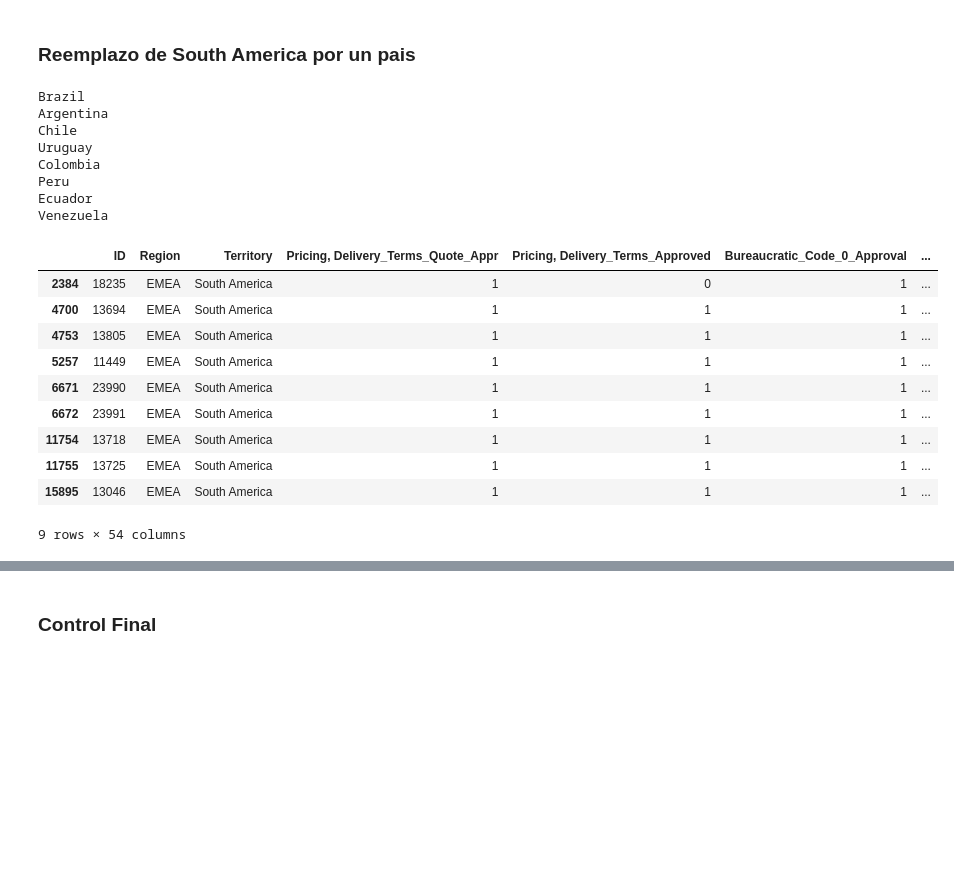
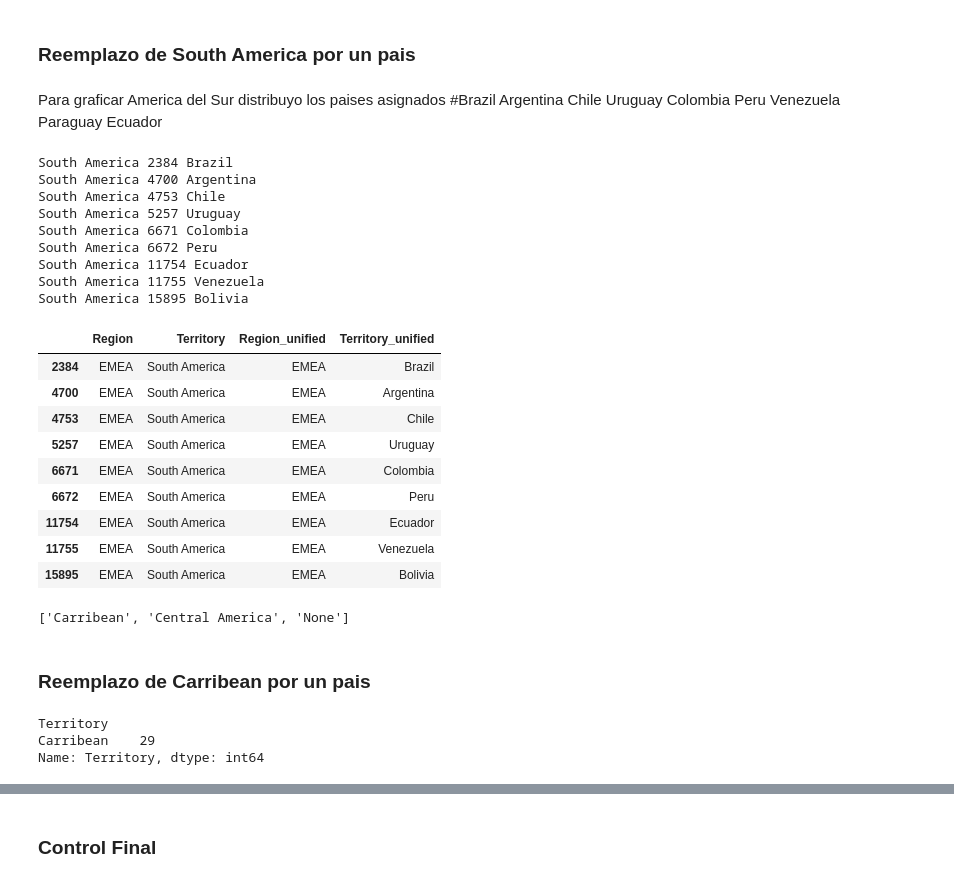
Before and after one commit to faristegui/tpdatos-2c-2020, a Jupyter notebook: tp1-cesar.ipynb, the cells around one changed output, grey strips where cells are left out. Drawn from its saved outputs; the diff is of its cells as text; code cells hidden in the pictures; blank space fills up the shorter version.

Commit message:
Correcciones de territorios y regiones
Correcciones y unificación de valores en valores de Territorios y Regiones para hacer mapas

```diff
--- a/tp1-cesar.ipynb
+++ b/tp1-cesar.ipynb
@@ -671,30 +673,44 @@ df_train[(df_train.Territory_unified.str.contains('UAE')) ]
-# %%
-for ii in ("Brazil","Argentina","Chile", "Uruguay",'Colombia',"Peru", "Ecuador", "Venezuela"):
-    print (ii)
-# %% [output]
-Brazil
-Argentina
-Chile
-Uruguay
-Colombia
-Peru
-Ecuador
-Venezuela
-# %%
-#dict = {"South America": "Argentina", "South America": "Brazil", "South America": "Chile", "South America": "Uruguay", "South America": "Colombia"}
-dict = {"Colombia": "South America"}
-df_train = df_train.replace({"Territory_unified": dict})
+# %% [markdown]
+ Para graficar America del Sur distribuyo los paises asignados
+#Brazil Argentina Chile Uruguay Colombia Peru Venezuela Paraguay Ecuador
+# %%
+South_America = ["Brazil","Argentina","Chile", "Uruguay",'Colombia',"Peru", "Ecuador", "Venezuela", "Bolivia"]
+j = 0
+for index, row in df_train.iterrows():
+
+    if row["Territory_unified"] == 'South America':
+        print (row["Territory_unified"], index, South_America[j])
+        #df_train.iloc[index]["Territory_unified"] = South_America[j]
+        df_train.loc[index, 'Territory_unified'] = South_America[j]
+        j=j+1
+# %% [output]
+South America 2384 Brazil
+South America 4700 Argentina
+South America 4753 Chile
+South America 5257 Uruguay
+South America 6671 Colombia
+South America 6672 Peru
+South America 11754 Ecuador
+South America 11755 Venezuela
+South America 15895 Bolivia
 # %%
-df_train[(df_train.Territory.str.contains('South America')) ]
+#Controlo los resultados que modifique1235
+
+df_train.loc[df_train.Territory.str.contains('South America'),['Region','Territory','Region_unified','Territory_unified']]
 # %% [output]
-|  | ID | Region | Territory | Pricing, Delivery_Terms_Quote_Appr | Pricing, Delivery_Terms_Approved | Bureaucratic_Code_0_Approval | ... |
-| 2384 | 18235 | EMEA | South America | 1 | 0 | 1 | ... |
-| 4700 | 13694 | EMEA | South America | 1 | 1 | 1 | ... |
-| 4753 | 13805 | EMEA | South America | 1 | 1 | 1 | ... |
-| 5257 | 11449 | EMEA | South America | 1 | 1 | 1 | ... |
-| 6671 | 23990 | EMEA | South America | 1 | 1 | 1 | ... |
-| 6672 | 23991 | EMEA | South America | 1 | 1 | 1 | ... |
-| 11754 | 13718 | EMEA | South America | 1 | 1 | 1 | ... |
-| 11755 | 13725 | EMEA | South America | 1 | 1 | 1 | ... |
-| 15895 | 13046 | EMEA | South America | 1 | 1 | 1 | ... |
+|  | Region | Territory | Region_unified | Territory_unified |
+| 2384 | EMEA | South America | EMEA | Brazil |
+| 4700 | EMEA | South America | EMEA | Argentina |
+| 4753 | EMEA | South America | EMEA | Chile |
+| 5257 | EMEA | South America | EMEA | Uruguay |
+| 6671 | EMEA | South America | EMEA | Colombia |
+| 6672 | EMEA | South America | EMEA | Peru |
+| 11754 | EMEA | South America | EMEA | Ecuador |
+| 11755 | EMEA | South America | EMEA | Venezuela |
+| 15895 | EMEA | South America | EMEA | Bolivia |
-9 rows × 54 columns
+# %%
+sorted(set(df_train.Territory_unified.unique()) - set(countries.keys()))
+# %% [output]
+['Carribean', 'Central America', 'None']
+# %% [markdown]
+### Reemplazo de Carribean por un pais
@@ -700,0 +719,6 @@ df_train[(df_train.Territory.str.contains('South America')) ]
+# %%
+df_train.loc[df_train.Territory_unified=='Carribean',:].groupby('Territory')['Territory'].count()
+# %% [output]
+Territory
+Carribean    29
+Name: Territory, dtype: int64
```
Also changed, not shown: parts of 34 cells of this notebook.
